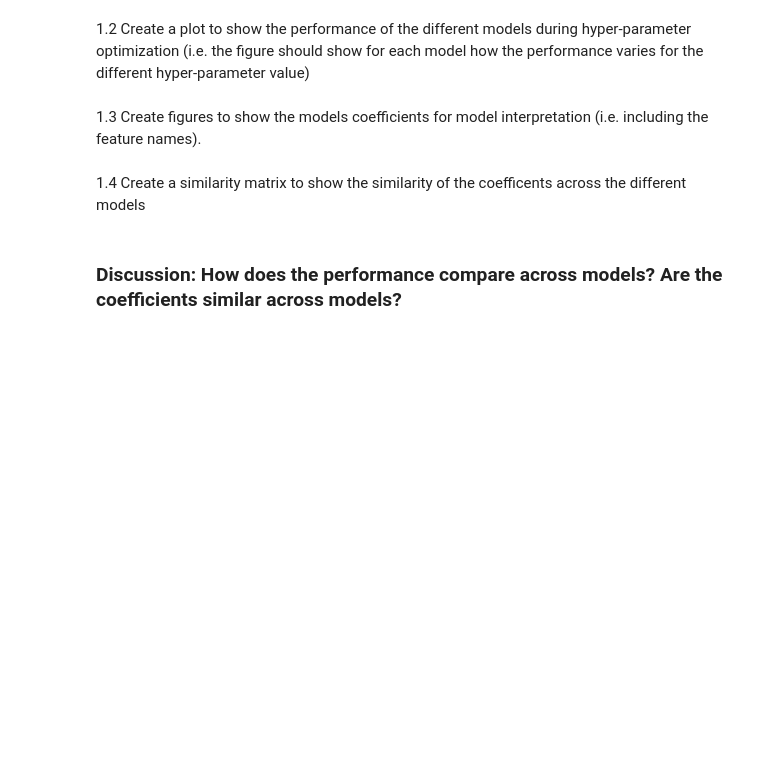
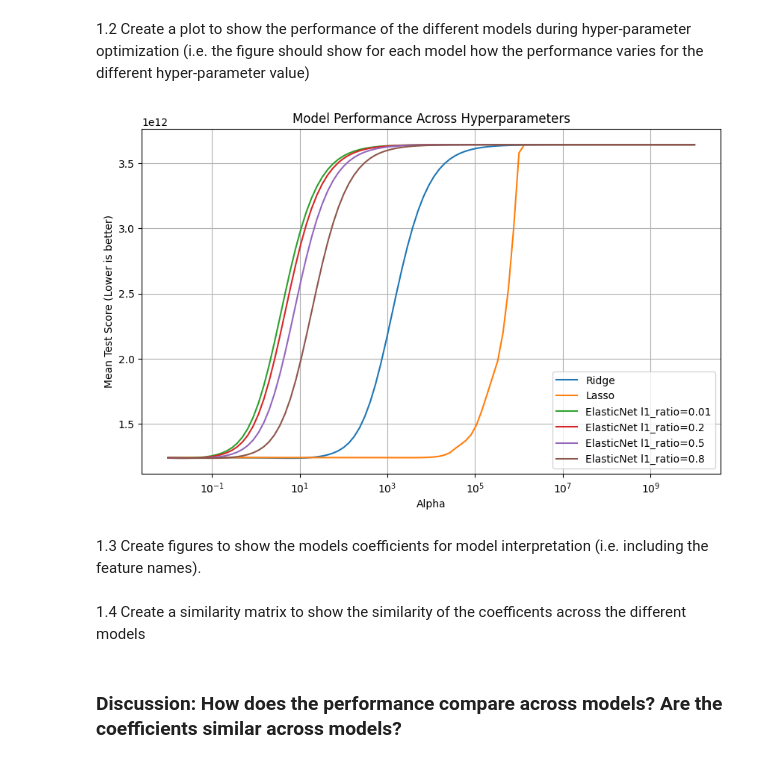
Before and after one commit to hlin863/COMP0189-practical-2024, a Jupyter notebook: week-04/Week4_problems.ipynb, the cells around one changed output. Saved outputs shown, nothing was run; the diff lists cells and outputs as text; code cells hidden in the pictures; blank space fills up the shorter version.

Commit message:
Visualised different model performance across hyperparameters - 31/01/2024 5pm.

```diff
--- a/week-04/Week4_problems.ipynb
+++ b/week-04/Week4_problems.ipynb
@@ -110,41 +181,53 @@ import numpy as np
 def plot_model_performance(grid_search, model_name, ax):
     results = pd.DataFrame(grid_search.cv_results_)
     if model_name != 'ElasticNet':
         # For Ridge and Lasso
         alphas = results['param_regressor__alpha']
         scores = -results['mean_test_score']  # Negate to get MSE
         ax.semilogx(alphas, scores, label=model_name, linestyle='-')
 
     else:
         # For ElasticNet, need to handle combinations of alpha and l1_ratio
         alphas = results['param_regressor__alpha']
         l1_ratios = results['param_regressor__l1_ratio']
         scores = -results['mean_test_score']  # Negate to get MSE
 
         # Unique l1_ratios for plotting
         unique_l1_ratios = np.unique(l1_ratios)
         for l1_ratio in unique_l1_ratios:
             # Filter scores for each l1_ratio
             indices = l1_ratios == l1_ratio
             ax.semilogx(alphas[indices], scores[indices], label=f'ElasticNet l1_ratio={l1_ratio}', linestyle='-')
 
 # Create a single figure and axis
 fig, ax = plt.subplots(figsize=(10, 6))
 
+grid_search_ridge = GridSearchCV(Pipeline(steps=[('regressor', Ridge())]), ridge_params, scoring='neg_mean_squared_error', cv=5)
+grid_search_lasso = GridSearchCV(Pipeline(steps=[('regressor', Lasso())]), lasso_params, scoring='neg_mean_squared_error', cv=5)
+grid_search_elastic = GridSearchCV(Pipeline(steps=[('regressor', ElasticNet())]), elastic_params, scoring='neg_mean_squared_error', cv=5)
+
+grid_search_ridge.fit(X_train, y_train)
+
+grid_search_lasso.fit(X_train, y_train)
+
+grid_search_elastic.fit(X_train, y_train)
+
 # Plot the performance of each model on the same axis
-#plot_model_performance(grid_search_ridge, 'Ridge', ax)
-#plot_model_performance(grid_search_lasso, 'Lasso', ax)
-#plot_model_performance(grid_search_elastic, 'ElasticNet', ax)
+plot_model_performance(grid_search_ridge, 'Ridge', ax)
+plot_model_performance(grid_search_lasso, 'Lasso', ax)
+plot_model_performance(grid_search_elastic, 'ElasticNet', ax)
 
 # Set labels, title, legend, and grid for the plot
-#ax.set_xlabel('Alpha')
-#ax.set_ylabel('Mean Test Score (Lower is better)')
-#ax.set_title('Model Performance Across Hyperparameters')
-#ax.legend()
-#ax.grid(True)
+ax.set_xlabel('Alpha')
+ax.set_ylabel('Mean Test Score (Lower is better)')
+ax.set_title('Model Performance Across Hyperparameters')
+ax.legend()
+ax.grid(True)
 
 # Show the plot
 plt.show()
+# %% [output]
+[figure, added]
 # %% [markdown]
 1.3 Create figures to show the models coefficients for model interpretation (i.e. including the feature names).
 # %%
```
Also changed, not shown: parts of 1 cell of this notebook.
